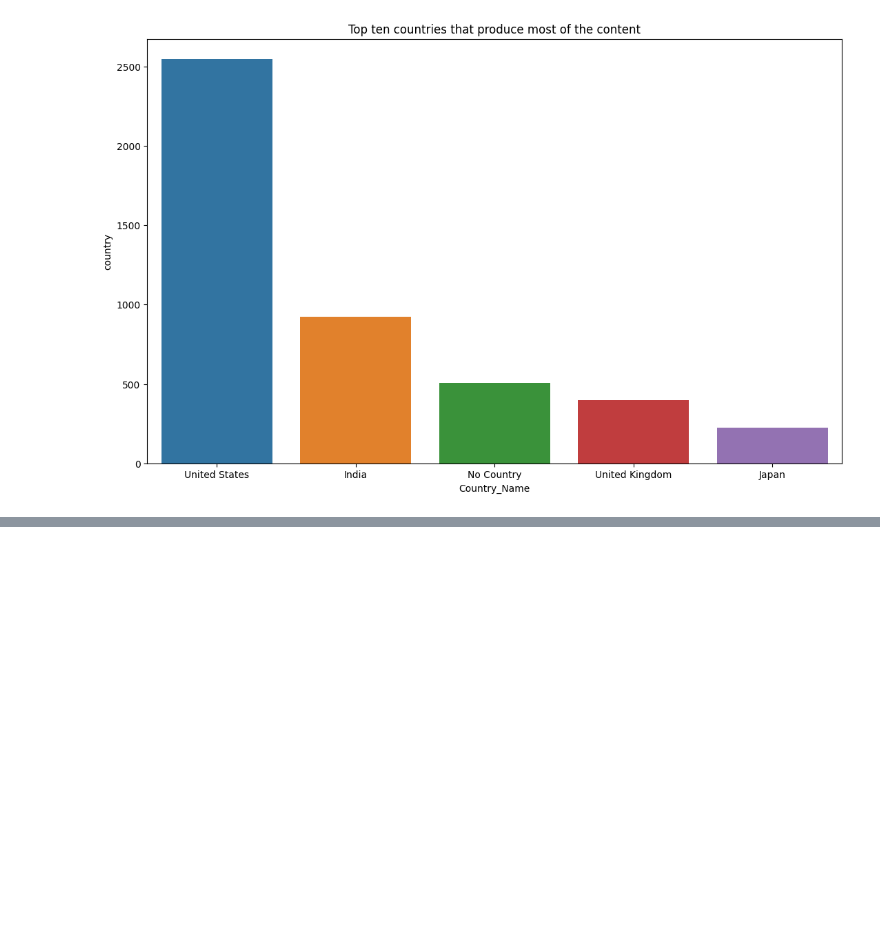
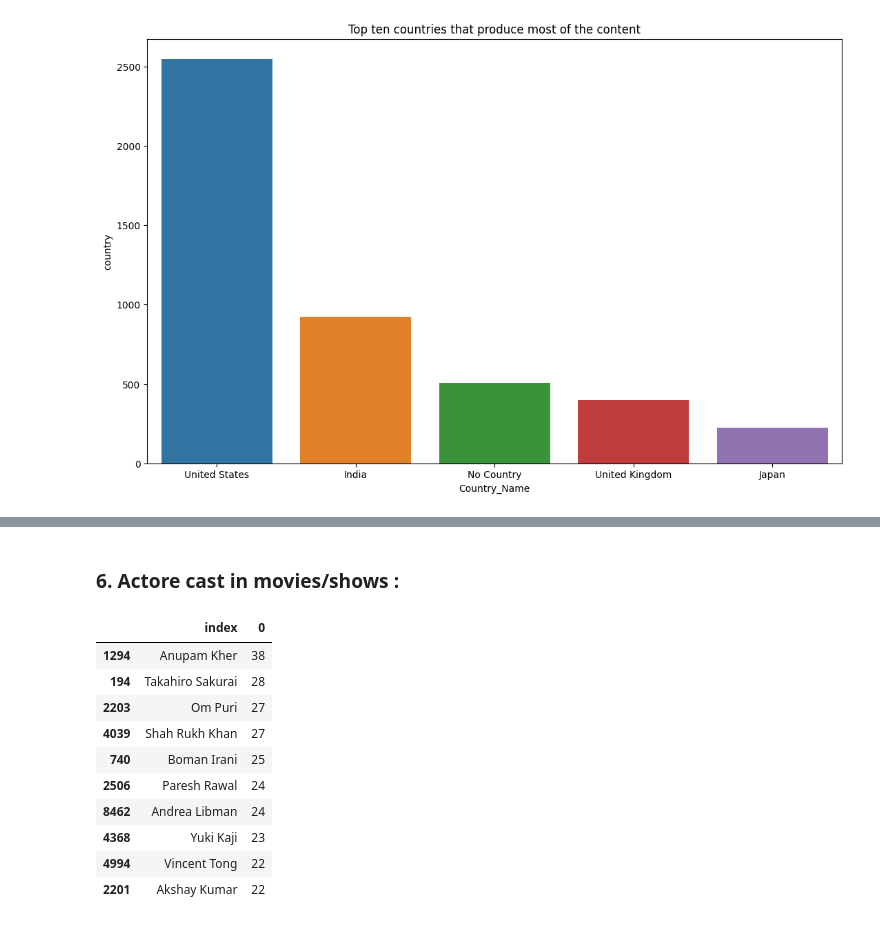
Before and after one commit to prati25/Project-Netflix-movies-and-TV-shows-clustering, a Jupyter notebook: Copy_of_NETFLIX_MOVIES_AND_TV_SHOWS_CLUSTERING.ipynb, the cells around one changed output, grey strips where cells are left out. Saved outputs shown, nothing was run; the diff lists cells and outputs as text; code cells hidden in the pictures; blank space fills up the shorter version.

```diff
--- a/Copy_of_NETFLIX_MOVIES_AND_TV_SHOWS_CLUSTERING.ipynb
+++ b/Copy_of_NETFLIX_MOVIES_AND_TV_SHOWS_CLUSTERING.ipynb
@@ -379,0 +401,44 @@ sns.barplot(x='Country_Name',y='country',data=country_PK.head())
+# %% [markdown]
+### **6. Actore cast in movies/shows :**
+# %%
+# Create a list of all the actors in the data :
+
+def data2list(data):
+
+# dict to store the count for each actor :
+  actor_list = {}
+
+# list to store all the names :
+  temp_list = []
+
+# define the data we intend to use :
+  cast_list = list(data['cast'])
+  for i in range(len(cast_list)):
+    temp_list.extend(str(cast_list[i]).split(','))
+  for i in temp_list:
+    if i not in actor_list:
+      actor_list[i] = temp_list.count(i)
+  return actor_list
+# %%
+# Create dataframe for list of actors :
+
+actor_list = pd.DataFrame([data2list(NETFLIX_pk)]).T.reset_index()
+
+
+# dropped the nan values in the dataframe which was present at 106th index :
+
+actor_list = actor_list.sort_values(0, ascending=False).drop(106)
+# %%
+actor_list.head(10)
+# %% [output]
+|  | index | 0 |
+| 1294 | Anupam Kher | 38 |
+| 194 | Takahiro Sakurai | 28 |
+| 2203 | Om Puri | 27 |
+| 4039 | Shah Rukh Khan | 27 |
+| 740 | Boman Irani | 25 |
+| 2506 | Paresh Rawal | 24 |
+| 8462 | Andrea Libman | 24 |
+| 4368 | Yuki Kaji | 23 |
+| 4994 | Vincent Tong | 22 |
+| 2201 | Akshay Kumar | 22 |
```
Also changed, not shown: parts of 21 cells of this notebook.
